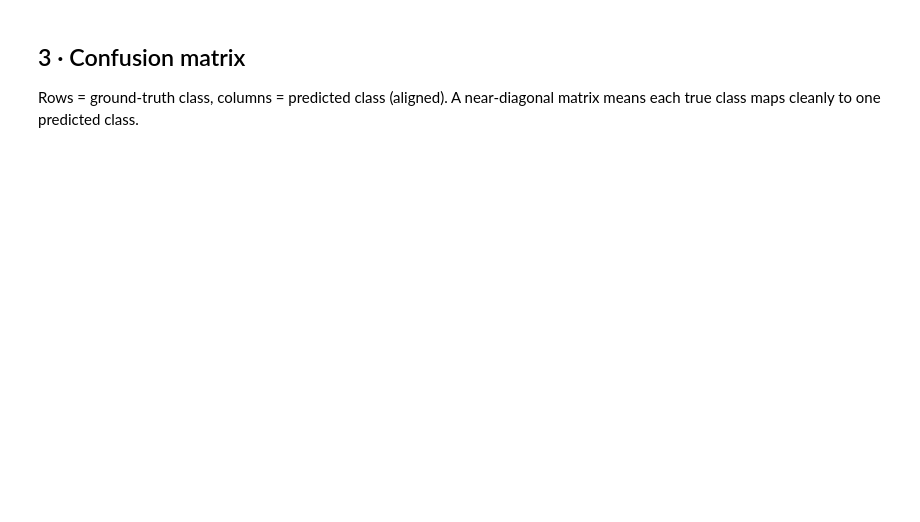
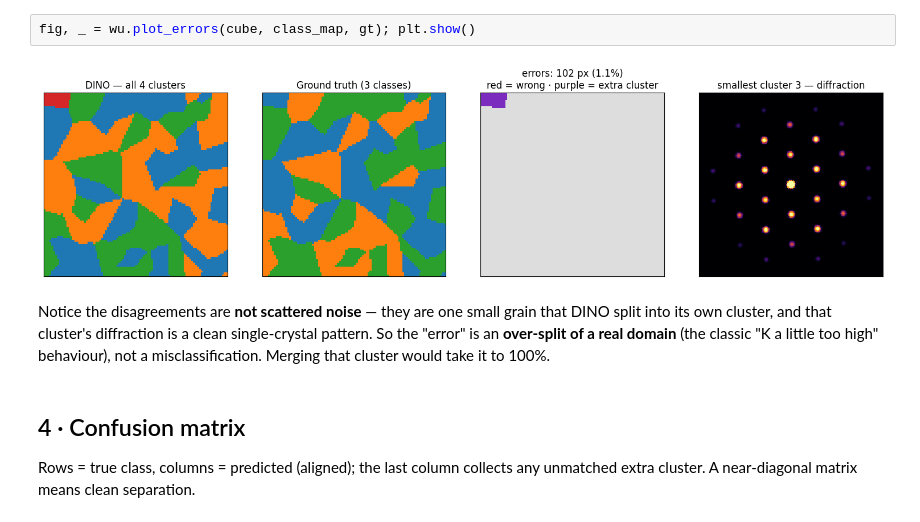
Before and after one commit to DanielKhaykelson/dino-4dstem, a Jupyter notebook: notebooks/03_analyze_classmap.ipynb, the cells around one changed output. Saved outputs shown, nothing was run; the diff lists cells and outputs as text; blank space fills up the shorter version.

```diff
--- a/notebooks/03_analyze_classmap.ipynb
+++ b/notebooks/03_analyze_classmap.ipynb
@@ -80,6 +78,16 @@ accuracy = 98.89%   ARI = 0.982   NMI = 0.978   mean IoU = 0.990
+# %%
+fig, _ = wu.plot_errors(cube, class_map, gt); plt.show()
+# %% [output]
+[figure, added]
+# %% [markdown]
+Notice the disagreements are **not scattered noise** — they are one small
+grain that DINO split into its own cluster, and that cluster's diffraction is a
+clean single-crystal pattern. So the "error" is an **over-split of a real
+domain** (the classic "K a little too high" behaviour), not a misclassification.
+Merging that cluster would take it to 100%.
 # %% [markdown]
-## 3 · Confusion matrix
+## 4 · Confusion matrix
 
-Rows = ground-truth class, columns = predicted class (aligned). A near-diagonal
-matrix means each true class maps cleanly to one predicted class.
+Rows = true class, columns = predicted (aligned); the last column collects any
+unmatched extra cluster. A near-diagonal matrix means clean separation.
 # %%
```
Also changed, not shown: parts of 21 cells of this notebook, 2 other files.
